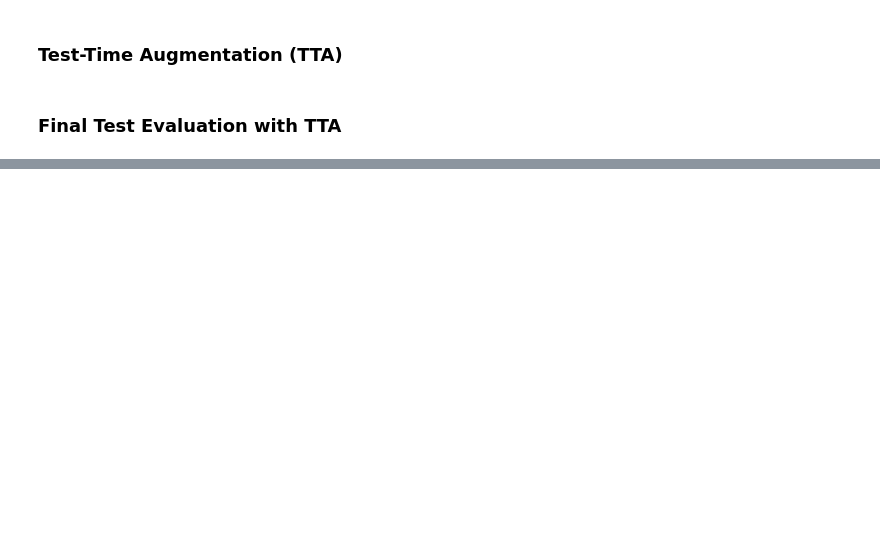
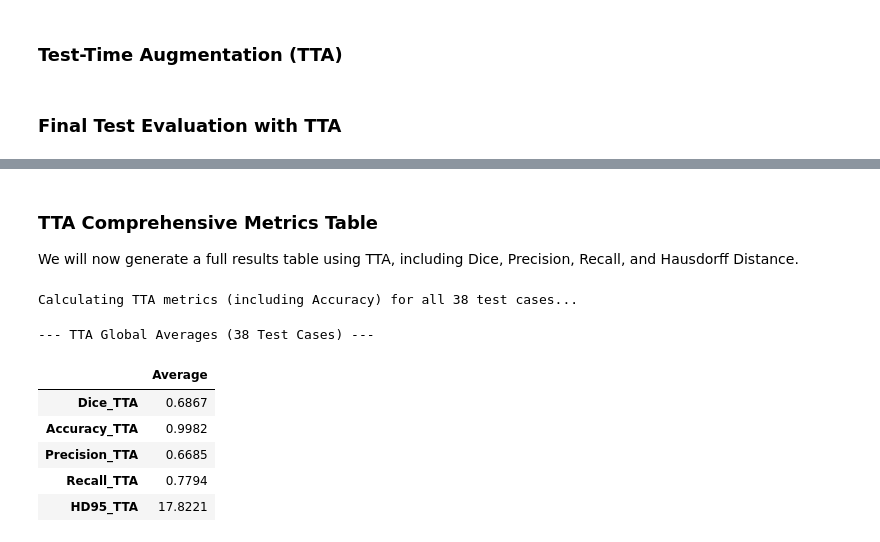
Before and after one commit to aligreo/TriEncoder-Unet-Project, a Jupyter notebook: experiments/msseg_preprocessing_archeticture_experiment_4_colab.ipynb, the cells around one changed output, grey strips where cells are left out. Cells and saved outputs as stored; diff of their text form; code cells hidden in the pictures; blank space fills up the shorter version.

```diff
--- a/experiments/msseg_preprocessing_archeticture_experiment_4_colab.ipynb
+++ b/experiments/msseg_preprocessing_archeticture_experiment_4_colab.ipynb
@@ -851,0 +881,79 @@ Worst single-case Dice: 0.0000
+# %% [markdown]
+### TTA Comprehensive Metrics Table
+We will now generate a full results table using TTA, including Dice, Precision, Recall, and Hausdorff Distance.
+# %%
+from monai.metrics import DiceMetric, ConfusionMatrixMetric, HausdorffDistanceMetric
+import pandas as pd
+import numpy as np
+from tqdm.auto import tqdm
+import torch
+
+# Initialize metrics - using CPU for spatial metrics to avoid CuPy/thrust compilation errors
+dice_metric = DiceMetric(include_background=False, reduction="none")
+conf_metric = ConfusionMatrixMetric(include_background=False, metric_name=["precision", "recall", "accuracy"], reduction="none")
+hd95_metric = HausdorffDistanceMetric(include_background=False, percentile=95, reduction="none")
+
+results_tta = []
+model.eval()
+
+print("Calculating TTA metrics (including Accuracy) for all 38 test cases...")
+with torch.no_grad():
+    for i, test_data in enumerate(tqdm(test_loader)):
+        inputs = test_data["image"].to(device)
+        labels = test_data["label"].to(device)
+        case_id = test_data.get("case_id", [f"Case_{i}"])[0]
+
+        with torch.amp.autocast(device_type=device.type, enabled=(device.type == "cuda")):
+            logits = predict_tta(inputs, model, roi_size, sw_batch_size)
+
+        probs = torch.sigmoid(logits)
+        preds = post_pred(probs)
+
+        # Move to CPU for metric calculation
+        preds_cpu = preds.cpu()
+        labels_cpu = labels.cpu()
+
+        dice_metric(y_pred=preds_cpu, y=labels_cpu)
+        conf_metric(y_pred=preds_cpu, y=labels_cpu)
+        hd95_metric(y_pred=preds_cpu, y=labels_cpu)
+
+        d_val = dice_metric.aggregate().item()
+        cm_vals = conf_metric.aggregate()
+        hd_val = hd95_metric.aggregate().item()
+
+        gt_vol = torch.sum(labels_cpu).item()
+        pred_vol = torch.sum(preds_cpu).item()
+
+        if gt_vol == 0 and pred_vol == 0:
+            d_val, prec, rec, acc, hd_val = 1.0, 1.0, 1.0, 1.0, 0.0
+        else:
+            prec = cm_vals[0].item() if not torch.isnan(cm_vals[0]) else 0.0
+            rec = cm_vals[1].item() if not torch.isnan(cm_vals[1]) else 0.0
+            acc = cm_vals[2].item() if not torch.isnan(cm_vals[2]) else 0.0
+            if np.isinf(hd_val) or np.isnan(hd_val): hd_val = 100.0
+
+        results_tta.append({
+            "Dice_TTA": float(d_val),
+            "Accuracy_TTA": float(acc),
+            "Precision_TTA": float(prec),
+            "Recall_TTA": float(rec),
+            "HD95_TTA": float(hd_val)
+        })
+
+        dice_metric.reset()
+        conf_metric.reset()
+        hd95_metric.reset()
+
+df_tta_results = pd.DataFrame(results_tta)
+
+print("\n--- TTA Global Averages (38 Test Cases) ---")
+display(df_tta_results.mean().to_frame(name="Average").round(4))
+# %% [output]
+Calculating TTA metrics (including Accuracy) for all 38 test cases...
+--- TTA Global Averages (38 Test Cases) ---
+|  | Average |
+| Dice_TTA | 0.6867 |
+| Accuracy_TTA | 0.9982 |
+| Precision_TTA | 0.6685 |
+| Recall_TTA | 0.7794 |
+| HD95_TTA | 17.8221 |
```
Also changed, not shown: parts of 11 cells of this notebook.
